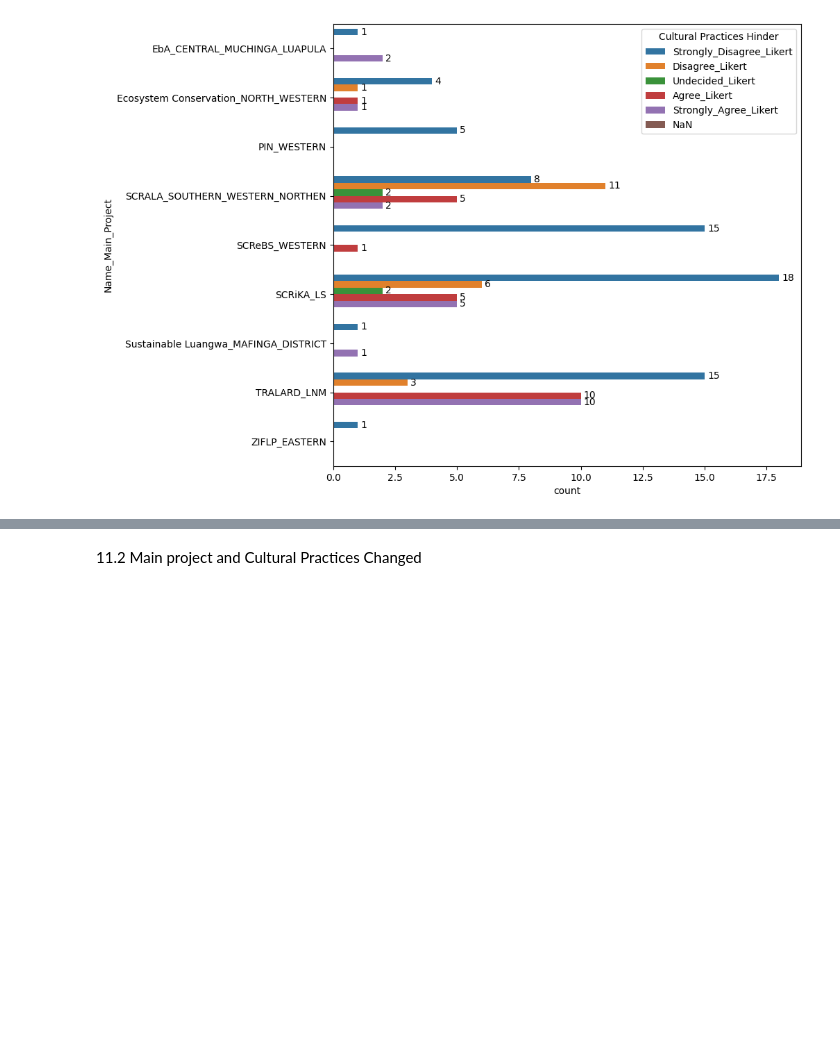
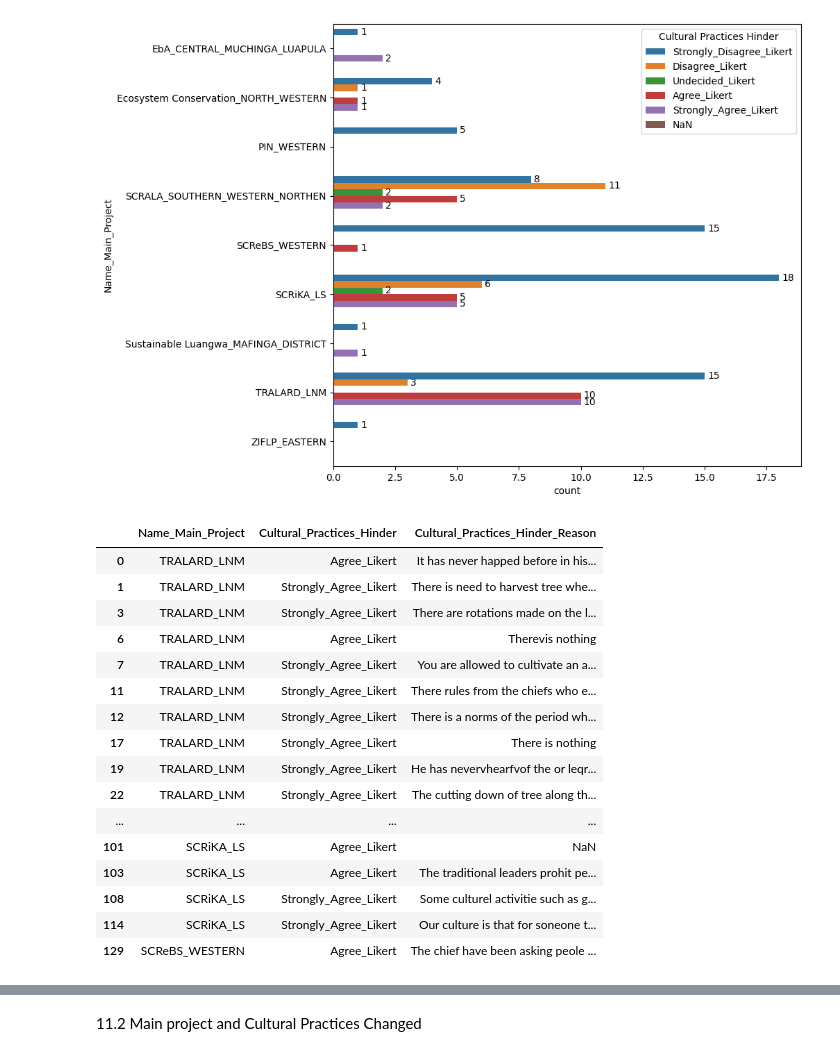
Before and after one commit to NathanNamamata/DataAnalysis, a Jupyter notebook: Data_Analysis.ipynb, the cells around one changed output, grey strips where cells are left out. Drawn from its saved outputs; the diff is of its cells as text; code cells hidden in the pictures; blank space fills up the shorter version.

```diff
--- a/Data_Analysis.ipynb
+++ b/Data_Analysis.ipynb
@@ -49,6 +49,7 @@ True
    The csv file is converted to a padas dataframe
 # %%
 df = pd.read_csv(r"D:\DataAnalysis\Social_Survey_Questionnaire_for_Beneficiaries_0.csv")
+pd.set_option('display.max_colwidth', None)
 # %%
 type(df)
 # %% [output]
@@ -1049,3 +1024,29 @@ for container in ax.containers:
 plt.show()
 # %% [output]
 [figure]
+# %%
+agreement_levels = ["Agree_Likert", "Strongly_Agree_Likert"]
+#filtered_df = df2[df[Cultural_Practices_Hinder].isin(agreement_levels).any(axis=1)]
+CPH_R = df2[df2["Cultural_Practices_Hinder"].isin(agreement_levels)]
+# %%
+CPH_R1 = CPH_R.drop(CPH_R.columns[[0,1,2,3,4,6,7,10,11,12,13,14,15,16,17,18,19,20,21,22,23,24,25,26,27,28,29,30,31,32,33,34]], axis = 1)
+CPH_R1grouped = CPH_R1.groupby('Name_Main_Project')['Cultural_Practices_Hinder']
+CPH_R1
+# %% [output]
+|  | Name_Main_Project | Cultural_Practices_Hinder | Cultural_Practices_Hinder_Reason |
+| 0 | TRALARD_LNM | Agree_Likert | It has never happed before in his... |
+| 1 | TRALARD_LNM | Strongly_Agree_Likert | There is need to harvest tree whe... |
+| 3 | TRALARD_LNM | Strongly_Agree_Likert | There are rotations made on the l... |
+| 6 | TRALARD_LNM | Agree_Likert | Therevis nothing |
+| 7 | TRALARD_LNM | Strongly_Agree_Likert | You are allowed to cultivate an a... |
+| 11 | TRALARD_LNM | Strongly_Agree_Likert | There rules from the chiefs who e... |
+| 12 | TRALARD_LNM | Strongly_Agree_Likert | There is a norms of the period wh... |
+| 17 | TRALARD_LNM | Strongly_Agree_Likert | There is nothing |
+| 19 | TRALARD_LNM | Strongly_Agree_Likert | He has nevervhearfvof the or leqr... |
+| 22 | TRALARD_LNM | Strongly_Agree_Likert | The cutting down of tree along th... |
+| ... | ... | ... | ... |
+| 101 | SCRiKA_LS | Agree_Likert | NaN |
+| 103 | SCRiKA_LS | Agree_Likert | The traditional leaders prohit pe... |
+| 108 | SCRiKA_LS | Strongly_Agree_Likert | Some culturel activitie such as g... |
+| 114 | SCRiKA_LS | Strongly_Agree_Likert | Our culture is that for soneone t... |
+| 129 | SCReBS_WESTERN | Agree_Likert | The chief have been asking peole ... |
```
Also changed, not shown: parts of 20 cells of this notebook.
